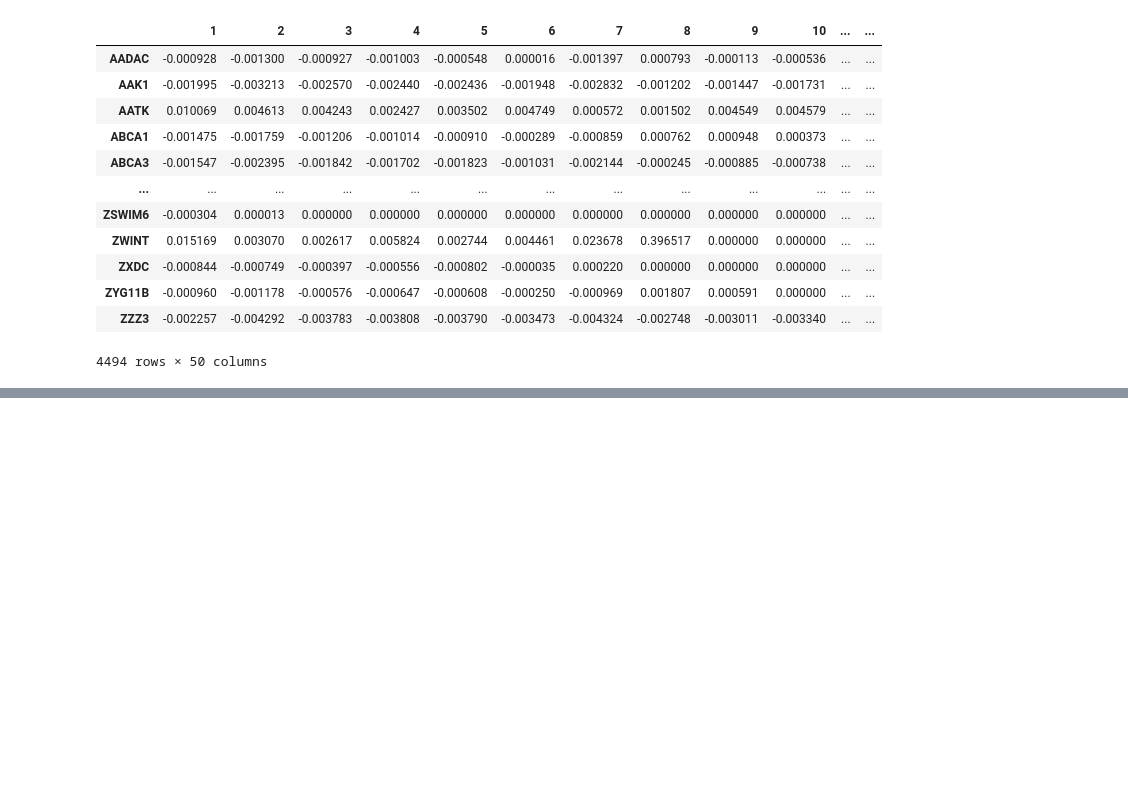
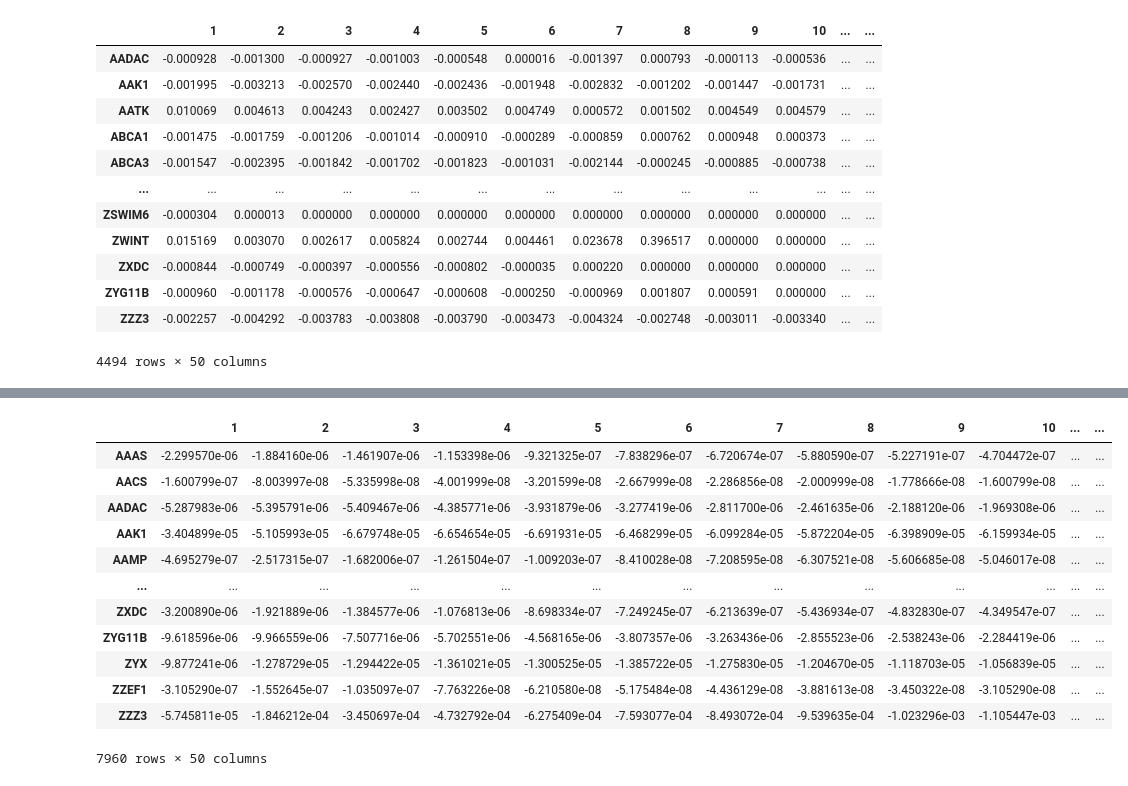
Before and after one commit to LifeWorks/SARSCov2, a Jupyter notebook: SARS-Cov-2.ipynb, the cells around one changed output, grey strips where cells are left out. Saved outputs shown, nothing was run; the diff lists cells and outputs as text; code cells hidden in the pictures; blank space fills up the shorter version.

```diff
--- a/SARS-Cov-2.ipynb
+++ b/SARS-Cov-2.ipynb
@@ -775,0 +806,17 @@ sclosenessPos
+# %%
+sbCumMeanDiff = sbCumMean - sbNs2CumMean
+sbCumMeanDiff
+# %% [output]
+|  | 1 | 2 | 3 | 4 | 5 | 6 | 7 | 8 | 9 | 10 | ... | ... |
+| AAAS | -2.299570e-06 | -1.884160e-06 | -1.461907e-06 | -1.153398e-06 | -9.321325e-07 | -7.838296e-07 | -6.720674e-07 | -5.880590e-07 | -5.227191e-07 | -4.704472e-07 | ... | ... |
+| AACS | -1.600799e-07 | -8.003997e-08 | -5.335998e-08 | -4.001999e-08 | -3.201599e-08 | -2.667999e-08 | -2.286856e-08 | -2.000999e-08 | -1.778666e-08 | -1.600799e-08 | ... | ... |
+| AADAC | -5.287983e-06 | -5.395791e-06 | -5.409467e-06 | -4.385771e-06 | -3.931879e-06 | -3.277419e-06 | -2.811700e-06 | -2.461635e-06 | -2.188120e-06 | -1.969308e-06 | ... | ... |
+| AAK1 | -3.404899e-05 | -5.105993e-05 | -6.679748e-05 | -6.654654e-05 | -6.691931e-05 | -6.468299e-05 | -6.099284e-05 | -5.872204e-05 | -6.398909e-05 | -6.159934e-05 | ... | ... |
+| AAMP | -4.695279e-07 | -2.517315e-07 | -1.682006e-07 | -1.261504e-07 | -1.009203e-07 | -8.410028e-08 | -7.208595e-08 | -6.307521e-08 | -5.606685e-08 | -5.046017e-08 | ... | ... |
+| ... | ... | ... | ... | ... | ... | ... | ... | ... | ... | ... | ... | ... |
+| ZXDC | -3.200890e-06 | -1.921889e-06 | -1.384577e-06 | -1.076813e-06 | -8.698334e-07 | -7.249245e-07 | -6.213639e-07 | -5.436934e-07 | -4.832830e-07 | -4.349547e-07 | ... | ... |
+| ZYG11B | -9.618596e-06 | -9.966559e-06 | -7.507716e-06 | -5.702551e-06 | -4.568165e-06 | -3.807357e-06 | -3.263436e-06 | -2.855523e-06 | -2.538243e-06 | -2.284419e-06 | ... | ... |
+| ZYX | -9.877241e-06 | -1.278729e-05 | -1.294422e-05 | -1.361021e-05 | -1.300525e-05 | -1.385722e-05 | -1.275830e-05 | -1.204670e-05 | -1.118703e-05 | -1.056839e-05 | ... | ... |
+| ZZEF1 | -3.105290e-07 | -1.552645e-07 | -1.035097e-07 | -7.763226e-08 | -6.210580e-08 | -5.175484e-08 | -4.436129e-08 | -3.881613e-08 | -3.450322e-08 | -3.105290e-08 | ... | ... |
+| ZZZ3 | -5.745811e-05 | -1.846212e-04 | -3.450697e-04 | -4.732792e-04 | -6.275409e-04 | -7.593077e-04 | -8.493072e-04 | -9.539635e-04 | -1.023296e-03 | -1.105447e-03 | ... | ... |
+7960 rows × 50 columns
```
Also changed, not shown: parts of 18 cells of this notebook, 6 other files.
